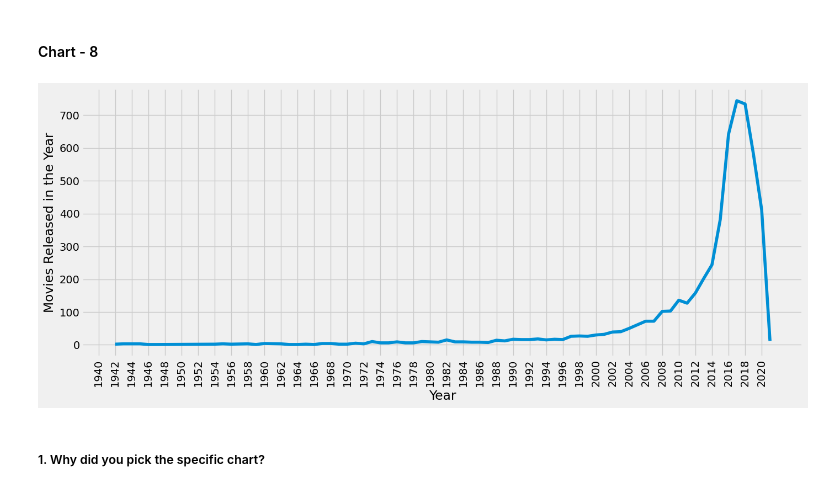
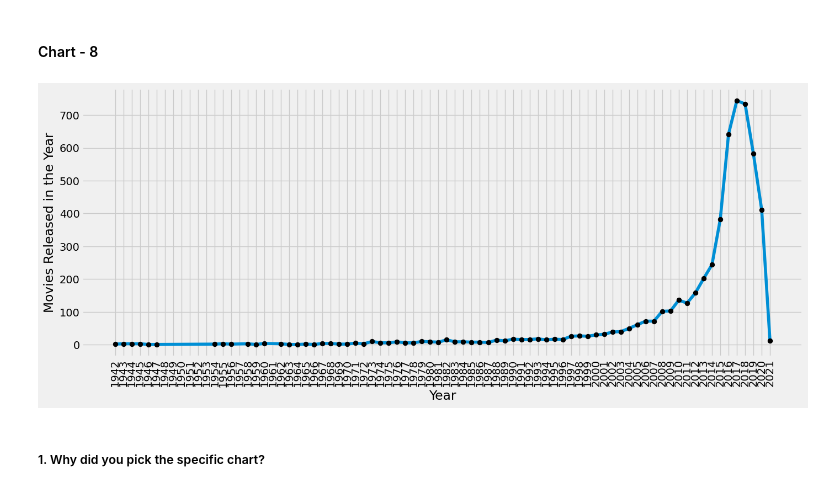
Before and after one commit to amol004/NETFLIX-MOVIES-AND-TV-SHOWS-CLUSTERING, a Jupyter notebook: NETFLIX_MOVIES_AND_TV_SHOWS_CLUSTERING.ipynb, the cells around one changed output. Saved outputs shown, nothing was run; the diff lists cells and outputs as text; code cells hidden in the pictures.

```diff
--- a/NETFLIX_MOVIES_AND_TV_SHOWS_CLUSTERING.ipynb
+++ b/NETFLIX_MOVIES_AND_TV_SHOWS_CLUSTERING.ipynb
@@ -574,14 +574,14 @@ Answer Here
 # %%
 # Chart - 8 visualization code
 df_year=movies.groupby(['release_year']).agg({"title":"nunique"}).reset_index()
 plt.figure(figsize=(15, 6))
-sns.lineplot(data=df_year, x='release_year', y='title')
+sns.lineplot(data=df_year, x='release_year', y='title',marker='o',mec = 'black',mfc = 'black')
 plt.ylabel("Movies Released in the Year")
 plt.xlabel("Year")
-plt.xticks(np.arange(1940, max(movies['release_year'])+1, 2.0), rotation = 90)
+plt.xticks(np.arange(1942, max(movies['release_year'])+1, 1), rotation = 90)
 plt.show()
 # %% [output]
-[figure, old version]
+[figure, new version]
 # %% [markdown]
 ##### 1. Why did you pick the specific chart?
 # %% [markdown]
```
